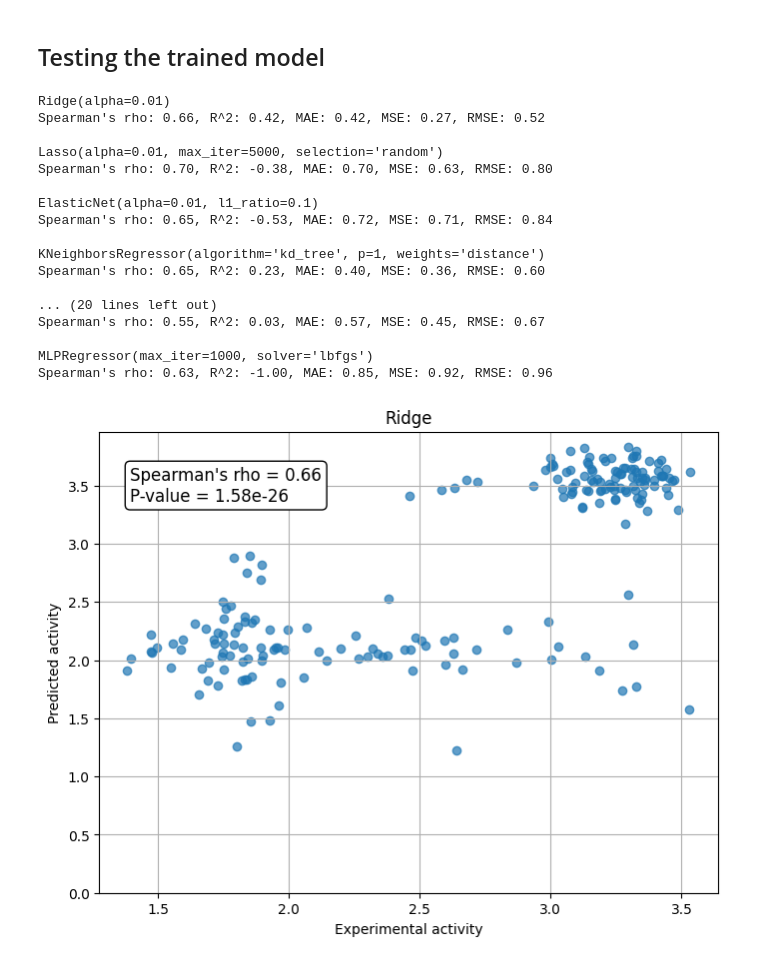
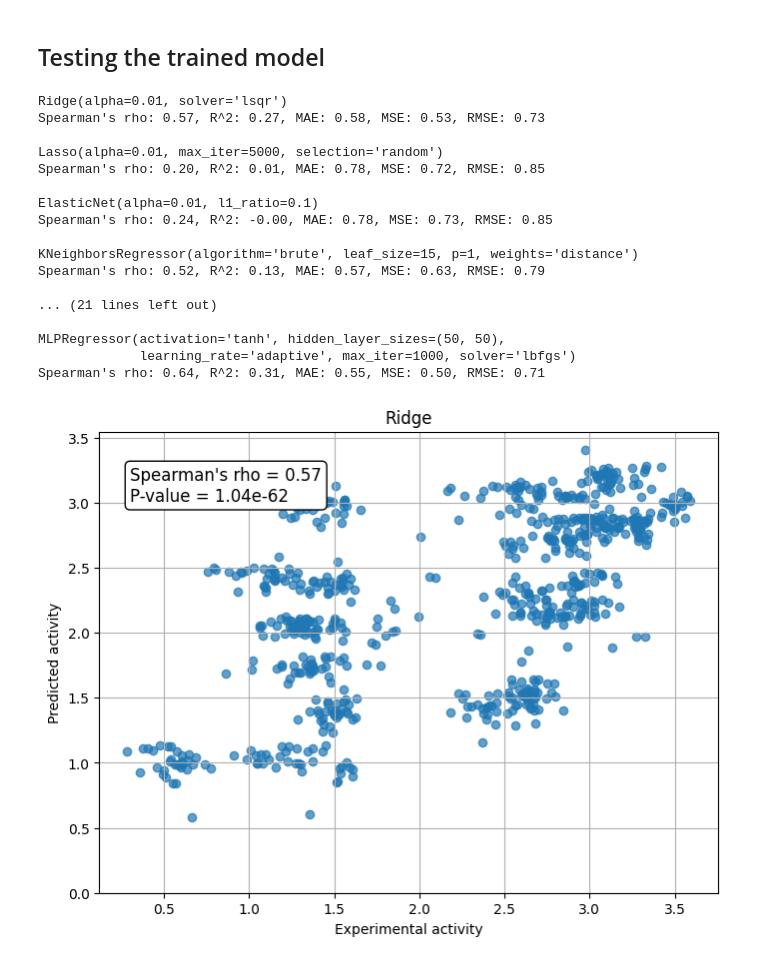
Before and after one commit to kaustubh-amritkar/rubisco_regression_classification, a Jupyter notebook: scripts/checking_diff_regressors.ipynb, the cells around one changed output. Drawn from its saved outputs; the diff is of its cells as text; code cells hidden in the pictures.

Commit message:
ProstT5 (structural variant) embeddings -- ran on the combined dataset split for train-test

```diff
--- a/scripts/checking_diff_regressors.ipynb
+++ b/scripts/checking_diff_regressors.ipynb
@@ -218,27 +218,28 @@ for i, row in concat_all_exp_data.iterrows():
     data.append((header, sequence))
     ys.append(row['log_exp_val'])
     # Xs.append(row['lsu_ssu_weighted_esm'])  ## Using the weighted LSU-SSU ESM embeddings
-    Xs.append(row['lsu_ssu_weighted_protT5'])  ## Using the weighted LSU-SSU protT5 embeddings
+    # Xs.append(row['lsu_ssu_weighted_protT5'])  ## Using the weighted LSU-SSU protT5 embeddings
+    Xs.append(row['lsu_ssu_weighted_prostT5'])  ## Using the weighted LSU-SSU prostT5 embeddings
 # %%
 # # Creating Training and Test set, making sure there are no RbcL repeats in the training and test set
-# def generate_train_test(Xs, ys, headers, random_seed, fraction=0.8):
-#     lsu_list = [x.split("-")[0] for x in headers]
-#     lsu_list_uniq = pd.Series(lsu_list).unique().copy()
-#     random.seed(random_seed)
-#     random.shuffle(lsu_list_uniq)
-#     train_size = int(len(lsu_list_uniq) * fraction)
-#     train_set = lsu_list_uniq[:train_size]
-#     test_set = lsu_list_uniq[train_size:]
-#     train_indices = [i for i, x in enumerate(lsu_list) if x in train_set]
-#     test_indices = [i for i, x in enumerate(lsu_list) if x in test_set]
+def generate_train_test(Xs, ys, headers, random_seed, fraction=0.8):
+    lsu_list = [x.split("-")[0] for x in headers]
+    lsu_list_uniq = pd.Series(lsu_list).unique().copy()
+    random.seed(random_seed)
+    random.shuffle(lsu_list_uniq)
+    train_size = int(len(lsu_list_uniq) * fraction)
+    train_set = lsu_list_uniq[:train_size]
+    test_set = lsu_list_uniq[train_size:]
+    train_indices = [i for i, x in enumerate(lsu_list) if x in train_set]
+    test_indices = [i for i, x in enumerate(lsu_list) if x in test_set]
 
-#     Xs_train = [Xs[i] for i in train_indices]
-#     Xs_test = [Xs[i] for i in test_indices]
-#     ys_train = [ys[i] for i in train_indices]
-#     ys_test = [ys[i] for i in test_indices]
-#     return train_indices, test_indices, train_set, test_set, Xs_train, Xs_test, ys_train, ys_test
+    Xs_train = [Xs[i] for i in train_indices]
+    Xs_test = [Xs[i] for i in test_indices]
+    ys_train = [ys[i] for i in train_indices]
+    ys_test = [ys[i] for i in test_indices]
+    return train_indices, test_indices, train_set, test_set, Xs_train, Xs_test, ys_train, ys_test
 
-# train_indices, test_indices, train_ids, test_ids, Xs_train, Xs_test, ys_train, ys_test = generate_train_test(Xs, ys, headers, 42)
+train_indices, test_indices, train_ids, test_ids, Xs_train, Xs_test, ys_train, ys_test = generate_train_test(Xs, ys, headers, 42)
 # %%
 ## Creating Training and Test set, such that the data from the large assay is in training & from the mutant assay is in test
 
@@ -424,7 +425,7 @@ for i, grid in enumerate(grid_list):
     print(grid.best_estimator_)
     var = grid.best_estimator_.__class__.__name__
 
-    model_file_name = f'/home/kaustubh/RuBisCO_ML/regressor_models/data/regressor_output/normalized_wrt_ind_ancs/protT5_log_large_mutant_data_split//grid_element_best_{var}_model.pkl'
+    model_file_name = f'/home/kaustubh/RuBisCO_ML/regressor_models/data/regressor_output/normalized_wrt_ind_ancs/prostT5_log_all_data_split/grid_element_best_{var}_model.pkl'
     # Save the model
     with open(model_file_name, 'wb') as f:
         pickle.dump(grid.best_estimator_, f)
@@ -445,42 +446,42 @@ for i, grid in enumerate(grid_list):
     performance_metrics['mae'].append(mae)
     performance_metrics['mse'].append(mse)
     performance_metrics['rmse'].append(rmse)
     print(f'Spearman\'s rho: {rho:.2f}, R^2: {r2:.2f}, MAE: {mae:.2f}, MSE: {mse:.2f}, RMSE: {rmse:.2f}')
     print()
 
     # Create a DataFrame and save to CSV
     df = pd.DataFrame({'Experimental Activity': ys_test, 'Predicted Activity': preds})
-    csv_filename = f'/home/kaustubh/RuBisCO_ML/regressor_models/data/regressor_output/normalized_wrt_ind_ancs/protT5_log_large_mutant_data_split//grid_element_test_set_{var}_activity_data.csv'
+    csv_filename = f'/home/kaustubh/RuBisCO_ML/regressor_models/data/regressor_output/normalized_wrt_ind_ancs/prostT5_log_all_data_split/grid_element_test_set_{var}_activity_data.csv'
     df.to_csv(csv_filename, index=False)
     # print(f'Data saved to {csv_filename}')
 
     plt.figure(figsize=(8, 6))
     plt.scatter(ys_test, preds, alpha=0.7)
     plt.ylim(0,)
     plt.title(var)
     plt.xlabel('Experimental activity')
     plt.ylabel('Predicted activity')
     plt.grid(True)
 
     plt.annotate(f'Spearman\'s rho = {rho:.2f}\nP-value = {p_value:.2e}',
                  xy=(0.05, 0.85), xycoords='axes fraction',
                  fontsize=12, bbox=dict(boxstyle="round,pad=0.3", edgecolor='black', facecolor='white'))
 # %% [output]
-Ridge(alpha=0.01)
-Spearman's rho: 0.66, R^2: 0.42, MAE: 0.42, MSE: 0.27, RMSE: 0.52
+Ridge(alpha=0.01, solver='lsqr')
+Spearman's rho: 0.57, R^2: 0.27, MAE: 0.58, MSE: 0.53, RMSE: 0.73
 
 Lasso(alpha=0.01, max_iter=5000, selection='random')
-Spearman's rho: 0.70, R^2: -0.38, MAE: 0.70, MSE: 0.63, RMSE: 0.80
+Spearman's rho: 0.20, R^2: 0.01, MAE: 0.78, MSE: 0.72, RMSE: 0.85
 
 ElasticNet(alpha=0.01, l1_ratio=0.1)
-Spearman's rho: 0.65, R^2: -0.53, MAE: 0.72, MSE: 0.71, RMSE: 0.84
+Spearman's rho: 0.24, R^2: -0.00, MAE: 0.78, MSE: 0.73, RMSE: 0.85
 
-KNeighborsRegressor(algorithm='kd_tree', p=1, weights='distance')
-Spearman's rho: 0.65, R^2: 0.23, MAE: 0.40, MSE: 0.36, RMSE: 0.60
+KNeighborsRegressor(algorithm='brute', leaf_size=15, p=1, weights='distance')
+Spearman's rho: 0.52, R^2: 0.13, MAE: 0.57, MSE: 0.63, RMSE: 0.79
 
-... (20 lines left out)
-Spearman's rho: 0.55, R^2: 0.03, MAE: 0.57, MSE: 0.45, RMSE: 0.67
+... (21 lines left out)
 
-MLPRegressor(max_iter=1000, solver='lbfgs')
-Spearman's rho: 0.63, R^2: -1.00, MAE: 0.85, MSE: 0.92, RMSE: 0.96
+MLPRegressor(activation='tanh', hidden_layer_sizes=(50, 50),
+             learning_rate='adaptive', max_iter=1000, solver='lbfgs')
+Spearman's rho: 0.64, R^2: 0.31, MAE: 0.55, MSE: 0.50, RMSE: 0.71
-[figure, old version]
+[figure, new version]
```
Also changed, not shown: parts of 7 cells of this notebook, 1 other file.
